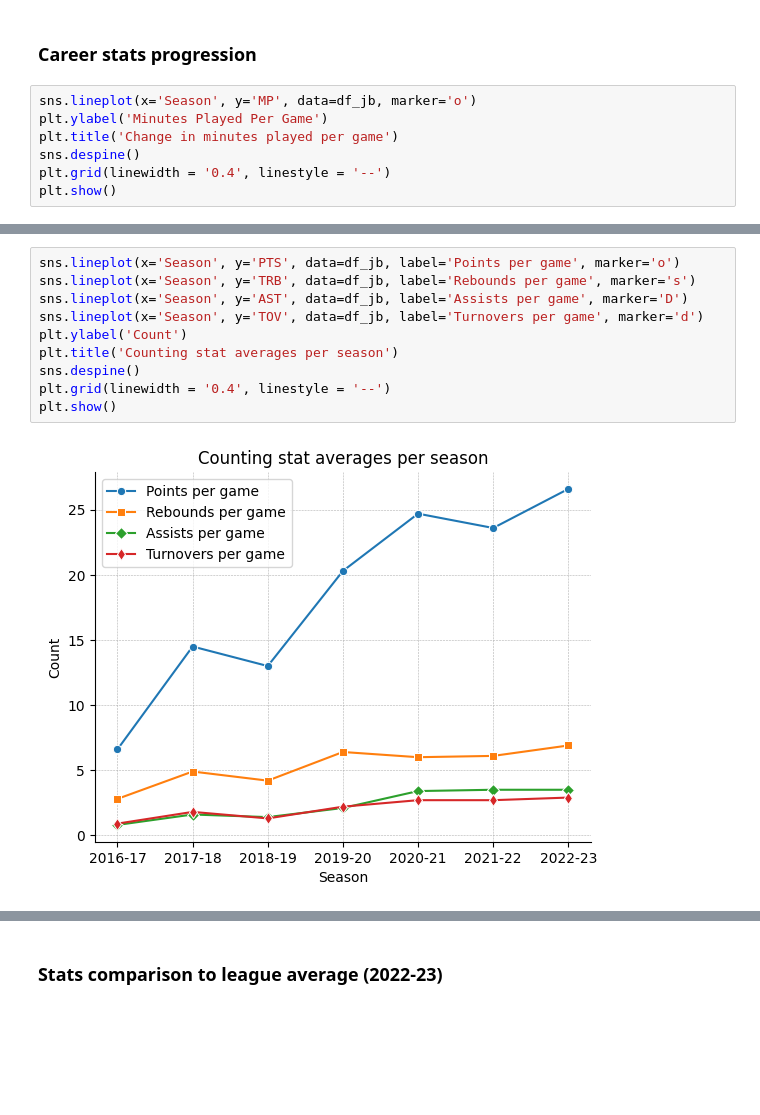
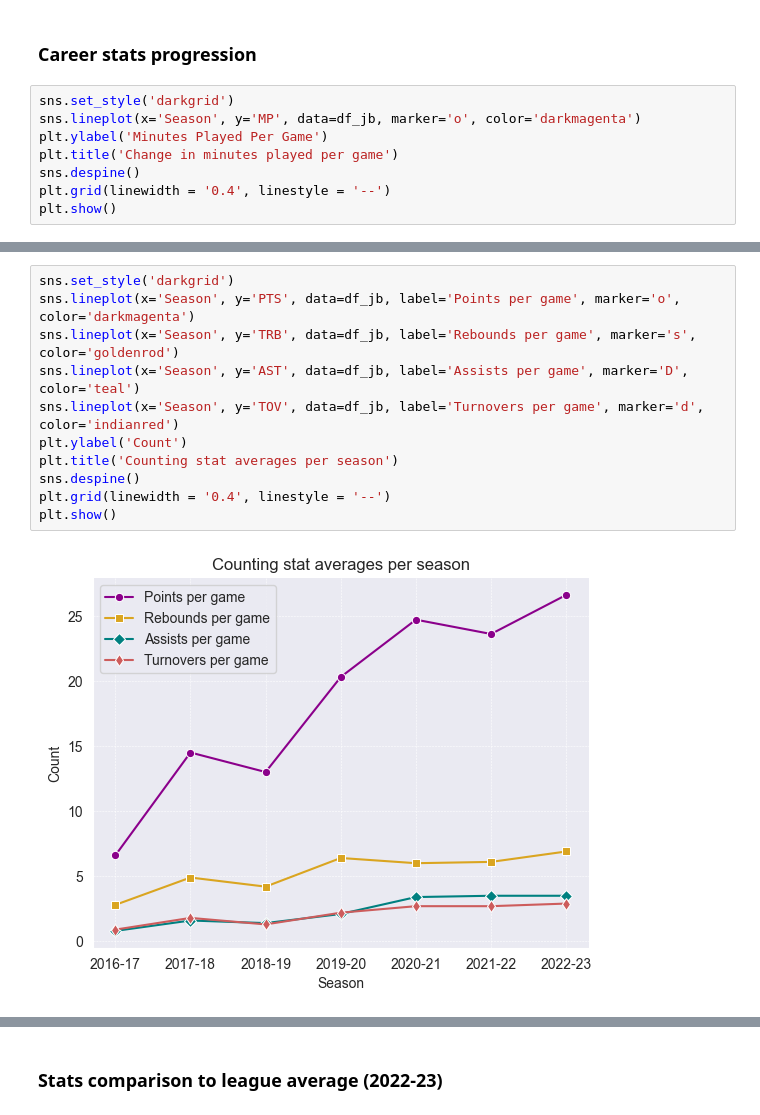
Before and after one commit to namhyk/jb-analysis, a Jupyter notebook: jaylen_brown.ipynb, the cells around one changed output, grey strips where cells are left out. Saved outputs shown, nothing was run; the diff lists cells and outputs as text; blank space fills up the shorter version.

```diff
--- a/jaylen_brown.ipynb
+++ b/jaylen_brown.ipynb
@@ -23,7 +23,8 @@ df_jb = df_jb.drop(index=[7])
 # %% [markdown]
 ### Career stats progression
 # %%
-sns.lineplot(x='Season', y='MP', data=df_jb, marker='o')
+sns.set_style('darkgrid')
+sns.lineplot(x='Season', y='MP', data=df_jb, marker='o', color='darkmagenta')
 plt.ylabel('Minutes Played Per Game')
 plt.title('Change in minutes played per game')
 sns.despine()
@@ -34,13 +35,14 @@ plt.show()
 # %%
-sns.lineplot(x='Season', y='PTS', data=df_jb, label='Points per game', marker='o')
-sns.lineplot(x='Season', y='TRB', data=df_jb, label='Rebounds per game', marker='s')
-sns.lineplot(x='Season', y='AST', data=df_jb, label='Assists per game', marker='D')
-sns.lineplot(x='Season', y='TOV', data=df_jb, label='Turnovers per game', marker='d')
+sns.set_style('darkgrid')
+sns.lineplot(x='Season', y='PTS', data=df_jb, label='Points per game', marker='o', color='darkmagenta')
+sns.lineplot(x='Season', y='TRB', data=df_jb, label='Rebounds per game', marker='s', color='goldenrod')
+sns.lineplot(x='Season', y='AST', data=df_jb, label='Assists per game', marker='D', color='teal')
+sns.lineplot(x='Season', y='TOV', data=df_jb, label='Turnovers per game', marker='d', color='indianred')
 plt.ylabel('Count')
 plt.title('Counting stat averages per season')
 sns.despine()
 plt.grid(linewidth = '0.4', linestyle = '--')
 plt.show()
 # %% [output]
-[figure, old version]
+[figure, new version]
 # %%
```
Also changed, not shown: parts of 17 cells of this notebook.
